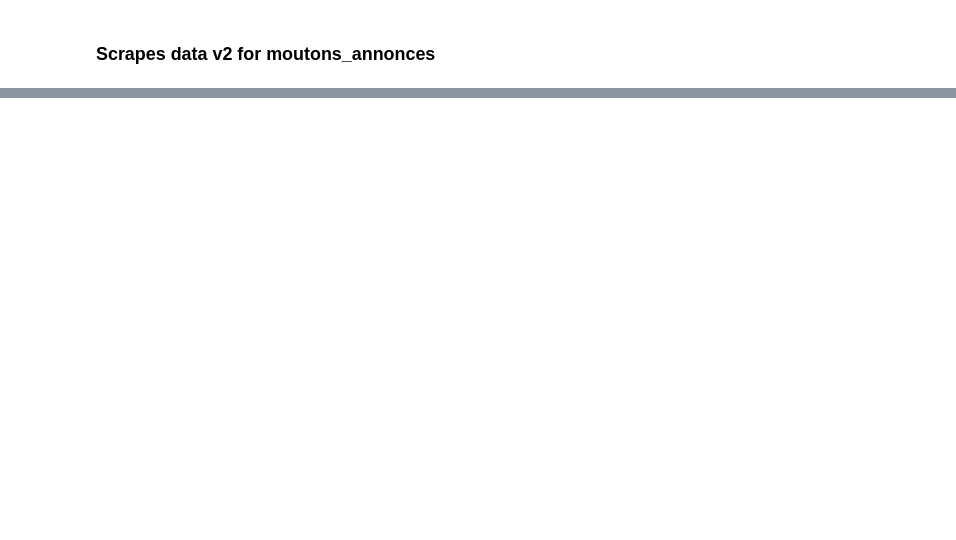
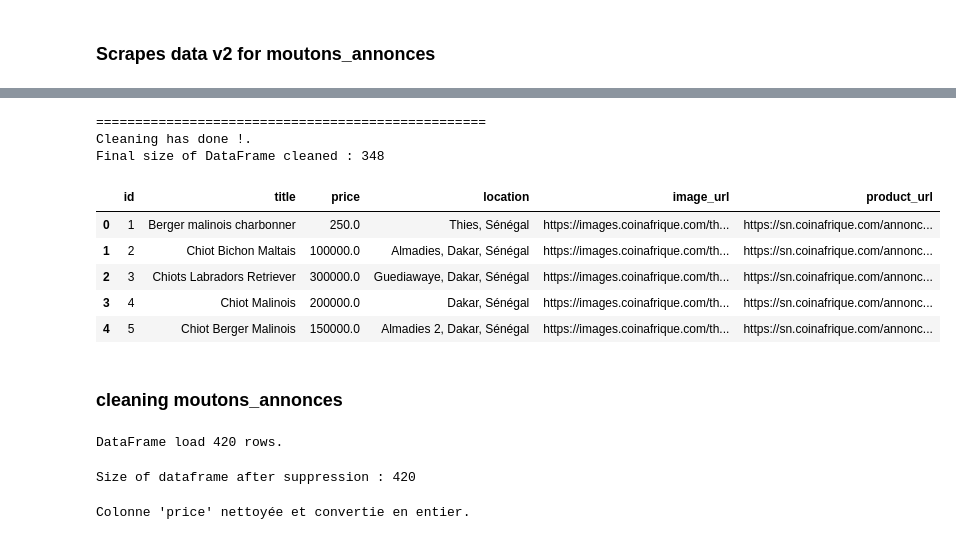
Before and after one commit to lekoundanmgedeon/dc-final-project, a Jupyter notebook: scraping/scrapping.ipynb, the cells around one changed output, grey strips where cells are left out. Drawn from its saved outputs; the diff is of its cells as text; code cells hidden in the pictures; blank space fills up the shorter version.

```diff
--- a/scraping/scrapping.ipynb
+++ b/scraping/scrapping.ipynb
@@ -465,0 +830,11 @@ if __name__ == "__main__":
+# %%
+db_name = "dog_annonces.db"
+conn = sqlite3.connect(db_name)
+
+# 2. Load data in DataFrame
+df = pd.read_sql_query("SELECT * FROM announces_dogs", conn)
+
+# 3. close connexion
+conn.close()
+
+print(f"DataFrame load {len(df_panounces )} rows.")
@@ -465,0 +843,4 @@ if __name__ == "__main__":
+# %%
+df.drop_duplicates(inplace=True)
+
+print(f"Size of dataframe after suppression : {len(df)}")
@@ -465,0 +849,10 @@ if __name__ == "__main__":
+# %%
+df['price'] = pd.to_numeric(df['price'], errors='coerce')
+
+df.dropna(subset=['price'], inplace=True)
+
+df = df[df['price'] > 0]
+
+df['price'] = df['price'].astype(float)
+
+print("Colonne 'price' nettoyée et convertie en float.")
@@ -465,0 +861,2 @@ if __name__ == "__main__":
+# %%
+df['price'].fillna(df['price'].median(), inplace=True)
@@ -465,0 +880,15 @@ if __name__ == "__main__":
+# %%
+print("\n" + "="*50)
+print("Cleaning has done !.")
+print(f"Final size of DataFrame cleaned : {len(df)}")
+df.head()
+# %% [output]
+==================================================
+Cleaning has done !.
+Final size of DataFrame cleaned : 348
+|  | id | title | price | location | image_url | product_url |
+| 0 | 1 | Berger malinois charbonner | 250.0 | Thies, Sénégal | https://images.coinafrique.com/th... | https://sn.coinafrique.com/annonc... |
+| 1 | 2 | Chiot Bichon Maltais | 100000.0 | Almadies, Dakar, Sénégal | https://images.coinafrique.com/th... | https://sn.coinafrique.com/annonc... |
+| 2 | 3 | Chiots Labradors Retriever | 300000.0 | Guediawaye, Dakar, Sénégal | https://images.coinafrique.com/th... | https://sn.coinafrique.com/annonc... |
+| 3 | 4 | Chiot Malinois | 200000.0 | Dakar, Sénégal | https://images.coinafrique.com/th... | https://sn.coinafrique.com/annonc... |
+| 4 | 5 | Chiot Berger Malinois | 150000.0 | Almadies 2, Dakar, Sénégal | https://images.coinafrique.com/th... | https://sn.coinafrique.com/annonc... |
@@ -465,0 +904,33 @@ if __name__ == "__main__":
+# %% [markdown]
+### cleaning moutons_annonces
+# %%
+db_name = "moutons_annonces.db"
+conn = sqlite3.connect(db_name)
+
+# 2. Load data in DataFrame
+df = pd.read_sql_query("SELECT * FROM announces_moutons", conn)
+
+# 3. close connexion
+conn.close()
+
+print(f"DataFrame load {len(df_panounces )} rows.")
+# %% [output]
+DataFrame load 420 rows.
+# %%
+df.drop_duplicates(inplace=True)
+
+print(f"Size of dataframe after suppression : {len(df)}")
+# %% [output]
+Size of dataframe after suppression : 420
+# %%
+df['price'] = pd.to_numeric(df['price'], errors='coerce')
+
+df.dropna(subset=['price'], inplace=True)
+
+df = df[df['price'] > 0]
+
+df['price'] = df['price'].astype(int)
+
+print("Colonne 'price' nettoyée et convertie en entier.")
+# %% [output]
+Colonne 'price' nettoyée et convertie en entier.
```
Also changed, not shown: parts of 48 cells of this notebook, 8 other files.
